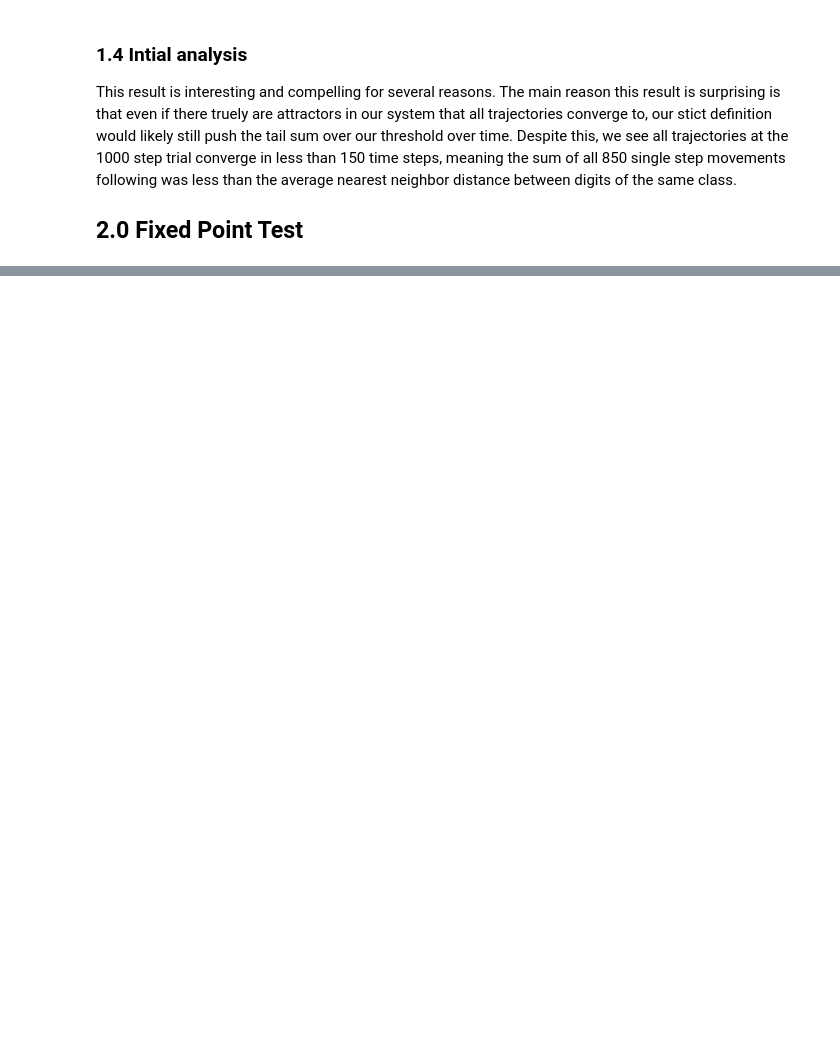
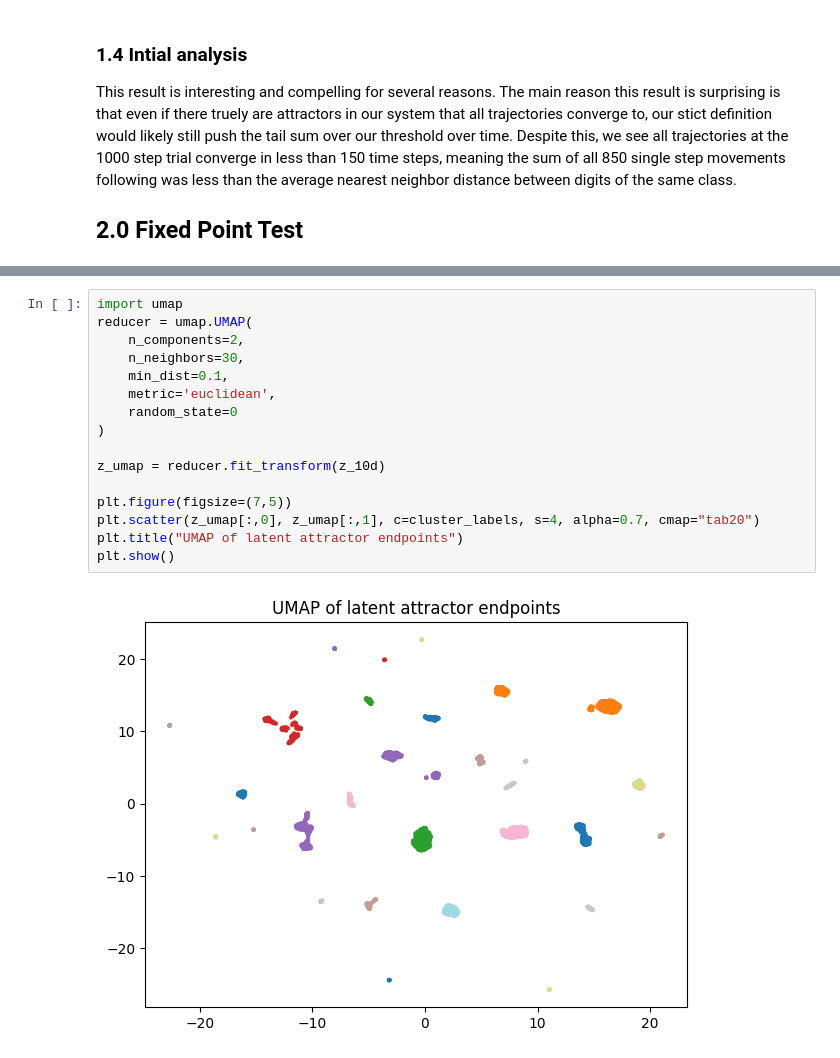
Before and after one commit to Traver-Smith/MQP2526, a Jupyter notebook: notebooks/B_Term_Research.ipynb, the cells around one changed output, grey strips where cells are left out. Drawn from its saved outputs; the diff is of its cells as text; blank space fills up the shorter version.

```diff
--- a/notebooks/B_Term_Research.ipynb
+++ b/notebooks/B_Term_Research.ipynb
@@ -870,0 +958,18 @@ def spectral_norm_of_jacobian(
+# %%
+import umap
+reducer = umap.UMAP(
+    n_components=2,
+    n_neighbors=30,
+    min_dist=0.1,
+    metric='euclidean',
+    random_state=0
+)
+
+z_umap = reducer.fit_transform(z_10d)
+
+plt.figure(figsize=(7,5))
+plt.scatter(z_umap[:,0], z_umap[:,1], c=cluster_labels, s=4, alpha=0.7, cmap="tab20")
+plt.title("UMAP of latent attractor endpoints")
+plt.show()
+# %% [output]
+[figure, added]
```
Also changed, not shown: parts of 15 cells of this notebook.
